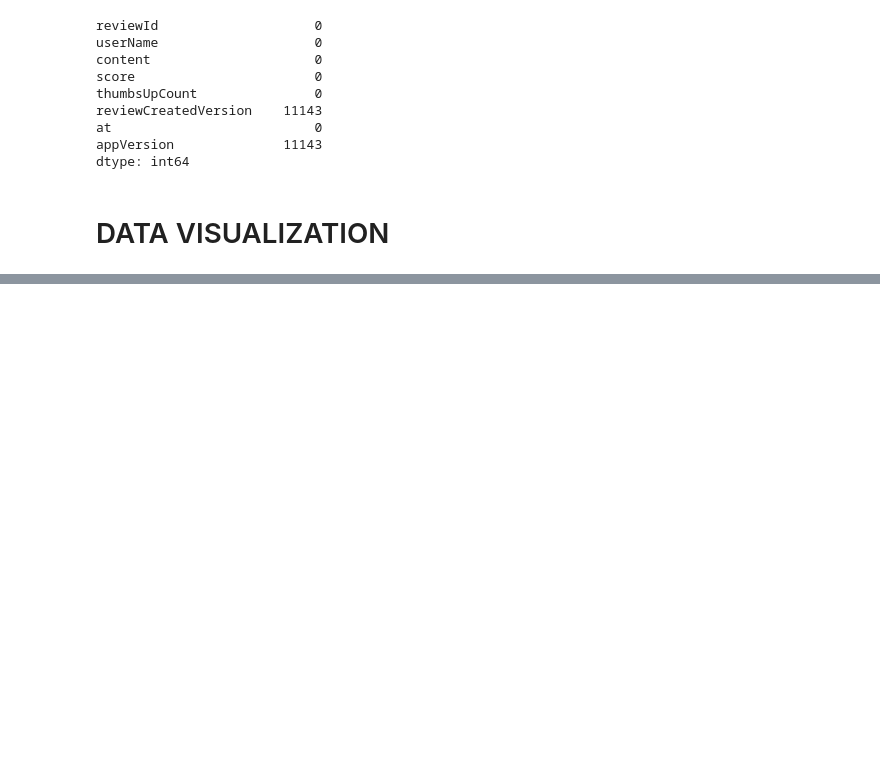
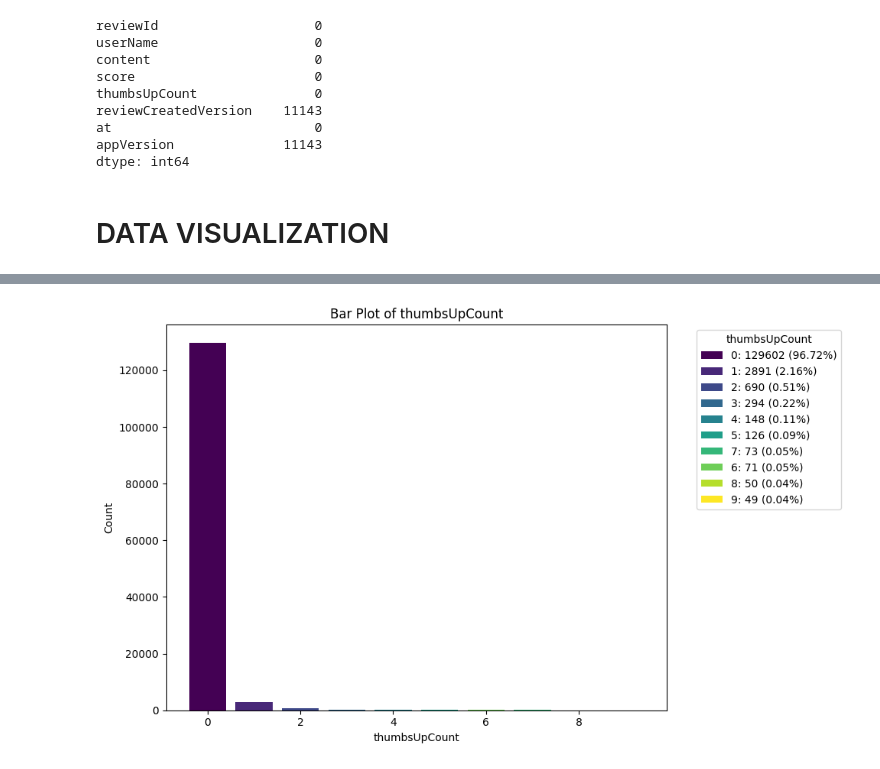
Before and after one commit to Silvano315/NLP-for-ChatGPT-Reviews, a Jupyter notebook: EDA.ipynb, the cells around one changed output, grey strips where cells are left out. Cells and saved outputs as stored; diff of their text form; code cells hidden in the pictures; blank space fills up the shorter version.

```diff
--- a/EDA.ipynb
+++ b/EDA.ipynb
@@ -119,0 +130,6 @@ dtype: int64
+# %%
+# Bar plot for N 'thumbsUpCount' values
+
+plot_bar(df_cleaned, 'thumbsUpCount', num_bars_max=10)
+# %% [output]
+[figure, added]
```
Also changed, not shown: parts of 3 cells of this notebook.
